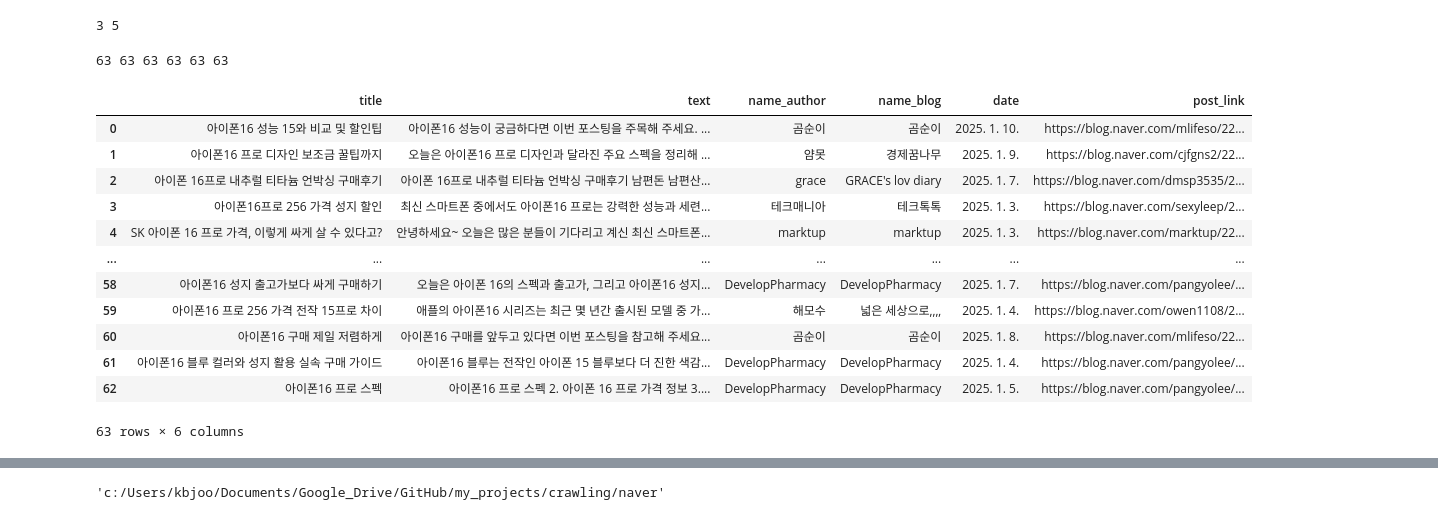
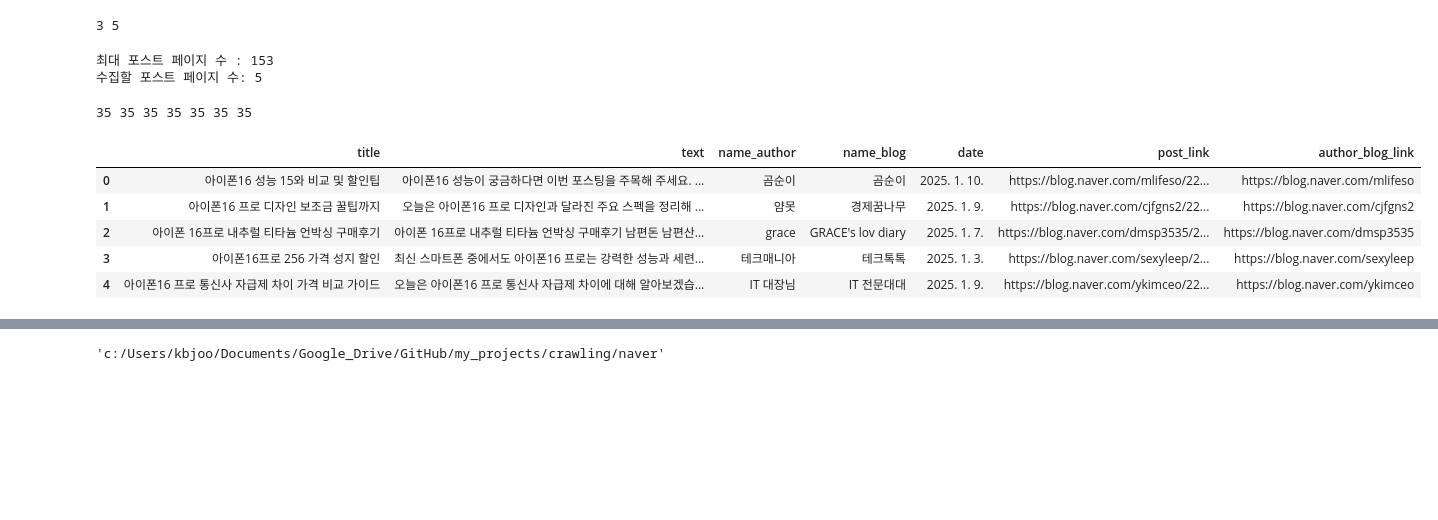
Before and after one commit to kbjung/my_projects, a Jupyter notebook: crawling/naver/naver_blog_keyword_01.ipynb, the cells around one changed output, grey strips where cells are left out. Cells and saved outputs as stored; diff of their text form; code cells hidden in the pictures; blank space fills up the shorter version.

```diff
--- a/crawling/naver/naver_blog_keyword_01.ipynb
+++ b/crawling/naver/naver_blog_keyword_01.ipynb
@@ -191,0 +252,4 @@ desc_inner
+# %%
+# 블로그 링크
+author_blog_link = list_search_post[post_num].select_one('a.author')['href']
+author_blog_link
@@ -287,6 +319,27 @@ start, end = end, start
 print(start, end)
 # %% [output]
 3 5
+# %%
+# 수집할 포스트 페이지 설정
+while True:
+    try:
+        print(f'최대 포스트 페이지 수 : {max_post_search_page_num}')
+        post_crawling_page_num = int(input(f"수집할 포스트 페이지 수를 입력하세요(숫자만 입력) : "))
+        if post_crawling_page_num <= 0:
+            print("0보다 큰 숫자를 입력하세요.")
+            continue
+        if post_crawling_page_num > max_post_search_page_num:
+            print('입력한 숫자 :', post_crawling_page_num)
+            print(f"입력한 숫자가 검색 결과 페이지 수보다 큽니다. {max_post_search_page_num}로 설정합니다.")
+            post_crawling_page_num = max_post_search_page_num
+        break
+    except ValueError:
+        print("유효한 숫자를 입력하세요.")
+
+print(f"수집할 포스트 페이지 수: {post_crawling_page_num}")
+# %% [output]
+최대 포스트 페이지 수 : 153
+수집할 포스트 페이지 수: 5
 # %%
 keyword = '아이폰 16' # 검색어
 tab_option = '글' # 포스트, 블로그 선택
@@ -310,8 +363,9 @@ name_author_list = []
 name_blog_list = []
 date_list = []
 post_link_list = []
+author_blog_link_list = []
 
-for page_num in range(1, 10):
+for page_num in range(1, post_crawling_page_num + 1):
     if tab_option == '글':
         if rangetype == 'PERIOD':
             keyword_url = f'https://section.blog.naver.com/Search/Post.naver?pageNo={page_num}&rangeType={rangetype}&orderBy={orderby}&&startDate={startdate}&endDate={enddate}&keyword={keyword}'
@@ -339,6 +393,7 @@ for page_num in range(1, 10):
         name_blog = post.select_one('span.name_blog').text
         date = post.select_one('span.date').text
         post_link = post.select_one('a.desc_inner')['href']
+        author_blog_link = post.select_one('a.author')['href']
 
         title_list.append(title)
         text_list.append(text)
@@ -346,35 +401,30 @@ for page_num in range(1, 10):
         name_blog_list.append(name_blog)
         date_list.append(date)
         post_link_list.append(post_link)
+        author_blog_link_list.append(author_blog_link)
 
-print(len(title_list), len(text_list), len(name_author_list), len(name_blog_list), len(date_list), len(post_link_list))
+print(len(title_list), len(text_list), len(name_author_list), len(name_blog_list), len(date_list), len(post_link_list), len(author_blog_link_list))
 # %% [output]
-63 63 63 63 63 63
+35 35 35 35 35 35 35
 # %%
 post_dict = {
     'title': title_list,
     'text': text_list,
     'name_author': name_author_list,
     'name_blog': name_blog_list,
     'date': date_list,
-    'post_link': post_link_list
+    'post_link': post_link_list,
+    'author_blog_link': author_blog_link_list
 }
 post_df = pd.DataFrame(post_dict)
-post_df
+post_df.head()
 # %% [output]
-|  | title | text | name_author | name_blog | date | post_link |
-| 0 | 아이폰16 성능 15와 비교 및 할인팁 | 아이폰16 성능이 궁금하다면 이번 포스팅을 주목해 주세요. ... | 곰순이 | 곰순이 | 2025. 1. 10. | https://blog.naver.com/mlifeso/22... |
-| 1 | 아이폰16 프로 디자인 보조금 꿀팁까지 | 오늘은 아이폰16 프로 디자인과 달라진 주요 스펙을 정리해 ... | 얌못 | 경제꿈나무 | 2025. 1. 9. | https://blog.naver.com/cjfgns2/22... |
-| 2 | 아이폰 16프로 내추럴 티타늄 언박싱 구매후기 | 아이폰 16프로 내추럴 티타늄 언박싱 구매후기 남편돈 남편산... | grace | GRACE's lov diary | 2025. 1. 7. | https://blog.naver.com/dmsp3535/2... |
-| 3 | 아이폰16프로 256 가격 성지 할인 | 최신 스마트폰 중에서도 아이폰16 프로는 강력한 성능과 세련... | 테크매니아 | 테크톡톡 | 2025. 1. 3. | https://blog.naver.com/sexyleep/2... |
-| 4 | SK 아이폰 16 프로 가격, 이렇게 싸게 살 수 있다고? | 안녕하세요~ 오늘은 많은 분들이 기다리고 계신 최신 스마트폰... | marktup | marktup | 2025. 1. 3. | https://blog.naver.com/marktup/22... |
-| ... | ... | ... | ... | ... | ... | ... |
-| 58 | 아이폰16 성지 출고가보다 싸게 구매하기 | 오늘은 아이폰 16의 스펙과 출고가, 그리고 아이폰16 성지... | DevelopPharmacy | DevelopPharmacy | 2025. 1. 7. | https://blog.naver.com/pangyolee/... |
-| 59 | 아이폰16 프로 256 가격 전작 15프로 차이 | 애플의 아이폰16 시리즈는 최근 몇 년간 출시된 모델 중 가... | 해모수 | 넓은 세상으로,,,, | 2025. 1. 4. | https://blog.naver.com/owen1108/2... |
-| 60 | 아이폰16 구매 제일 저렴하게 | 아이폰16 구매를 앞두고 있다면 이번 포스팅을 참고해 주세요... | 곰순이 | 곰순이 | 2025. 1. 8. | https://blog.naver.com/mlifeso/22... |
-| 61 | 아이폰16 블루 컬러와 성지 활용 실속 구매 가이드 | 아이폰16 블루는 전작인 아이폰 15 블루보다 더 진한 색감... | DevelopPharmacy | DevelopPharmacy | 2025. 1. 4. | https://blog.naver.com/pangyolee/... |
-| 62 | 아이폰16 프로 스펙 | 아이폰16 프로 스펙 2. 아이폰 16 프로 가격 정보 3.... | DevelopPharmacy | DevelopPharmacy | 2025. 1. 5. | https://blog.naver.com/pangyolee/... |
+|  | title | text | name_author | name_blog | date | post_link | author_blog_link |
+| 0 | 아이폰16 성능 15와 비교 및 할인팁 | 아이폰16 성능이 궁금하다면 이번 포스팅을 주목해 주세요. ... | 곰순이 | 곰순이 | 2025. 1. 10. | https://blog.naver.com/mlifeso/22... | https://blog.naver.com/mlifeso |
+| 1 | 아이폰16 프로 디자인 보조금 꿀팁까지 | 오늘은 아이폰16 프로 디자인과 달라진 주요 스펙을 정리해 ... | 얌못 | 경제꿈나무 | 2025. 1. 9. | https://blog.naver.com/cjfgns2/22... | https://blog.naver.com/cjfgns2 |
+| 2 | 아이폰 16프로 내추럴 티타늄 언박싱 구매후기 | 아이폰 16프로 내추럴 티타늄 언박싱 구매후기 남편돈 남편산... | grace | GRACE's lov diary | 2025. 1. 7. | https://blog.naver.com/dmsp3535/2... | https://blog.naver.com/dmsp3535 |
+| 3 | 아이폰16프로 256 가격 성지 할인 | 최신 스마트폰 중에서도 아이폰16 프로는 강력한 성능과 세련... | 테크매니아 | 테크톡톡 | 2025. 1. 3. | https://blog.naver.com/sexyleep/2... | https://blog.naver.com/sexyleep |
+| 4 | 아이폰16 프로 통신사 자급제 차이 가격 비교 가이드 | 오늘은 아이폰16 프로 통신사 자급제 차이에 대해 알아보겠습... | IT 대장님 | IT 전문대대 | 2025. 1. 9. | https://blog.naver.com/ykimceo/22... | https://blog.naver.com/ykimceo |
-63 rows × 6 columns
 # %%
 new = post_df.drop_duplicates()
 new.shape
```
Also changed, not shown: parts of 62 cells of this notebook.
